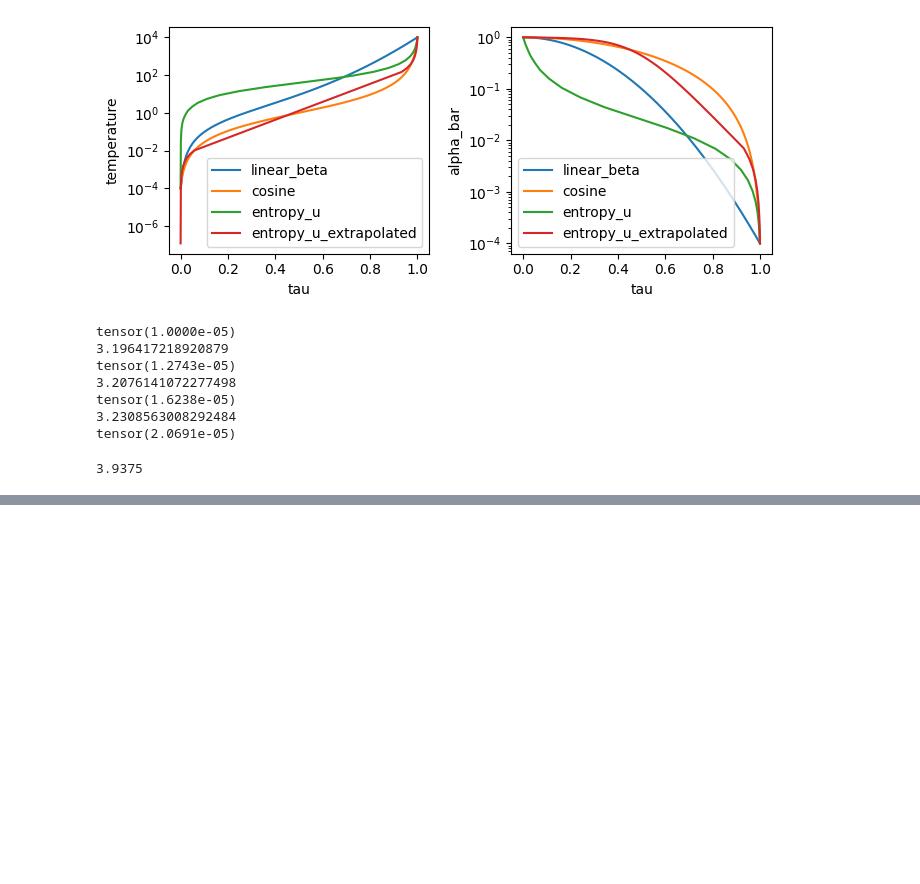
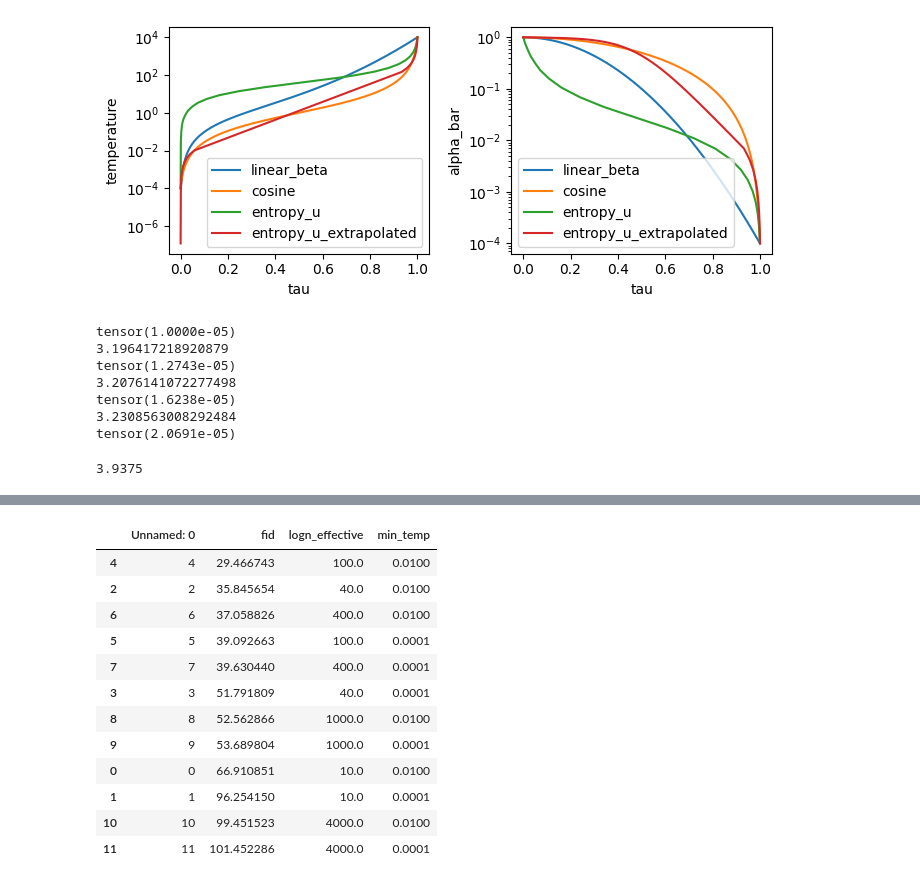
Before and after one commit to antoniibelyshev/physics-of-diffusion-models, a Jupyter notebook: compare_schedules.ipynb, the cells around one changed output, grey strips where cells are left out. Cells and saved outputs as stored; diff of their text form; code cells hidden in the pictures; blank space fills up the shorter version.

```diff
--- a/compare_schedules.ipynb
+++ b/compare_schedules.ipynb
@@ -122,0 +223,17 @@ tensor(2.0691e-05)
+# %%
+sigmoid = pd.read_csv("results/cifar10_train_fid_sigmoid.csv")
+sigmoid.sort_values("fid")
+# %% [output]
+|  | Unnamed: 0 | fid | logn_effective | min_temp |
+| 4 | 4 | 29.466743 | 100.0 | 0.0100 |
+| 2 | 2 | 35.845654 | 40.0 | 0.0100 |
+| 6 | 6 | 37.058826 | 400.0 | 0.0100 |
+| 5 | 5 | 39.092663 | 100.0 | 0.0001 |
+| 7 | 7 | 39.630440 | 400.0 | 0.0001 |
+| 3 | 3 | 51.791809 | 40.0 | 0.0001 |
+| 8 | 8 | 52.562866 | 1000.0 | 0.0100 |
+| 9 | 9 | 53.689804 | 1000.0 | 0.0001 |
+| 0 | 0 | 66.910851 | 10.0 | 0.0100 |
+| 1 | 1 | 96.254150 | 10.0 | 0.0001 |
+| 10 | 10 | 99.451523 | 4000.0 | 0.0100 |
+| 11 | 11 | 101.452286 | 4000.0 | 0.0001 |
```
Also changed, not shown: parts of 4 cells of this notebook, 4 other files.
